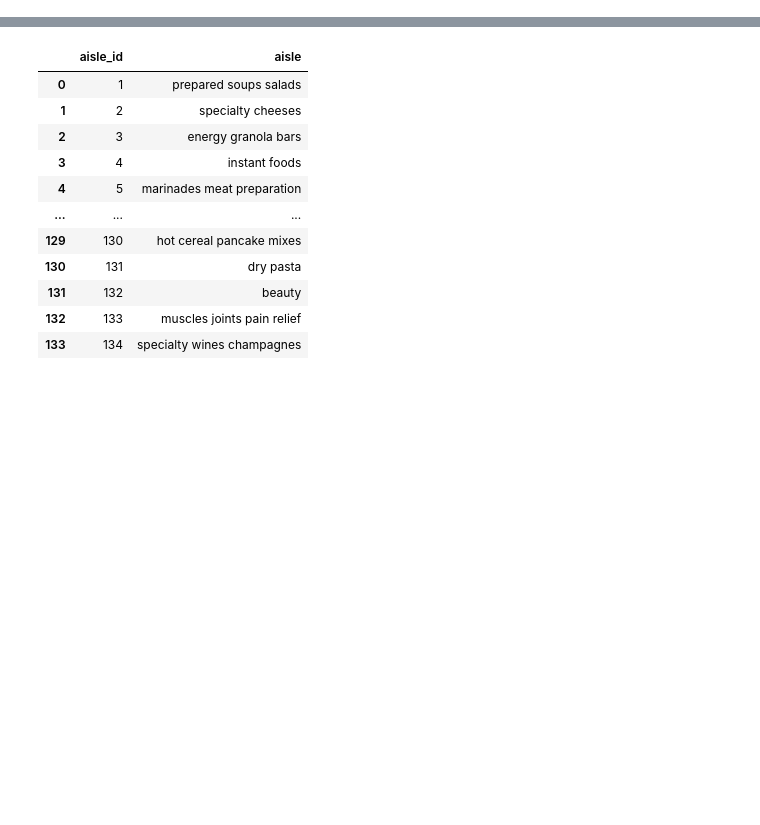
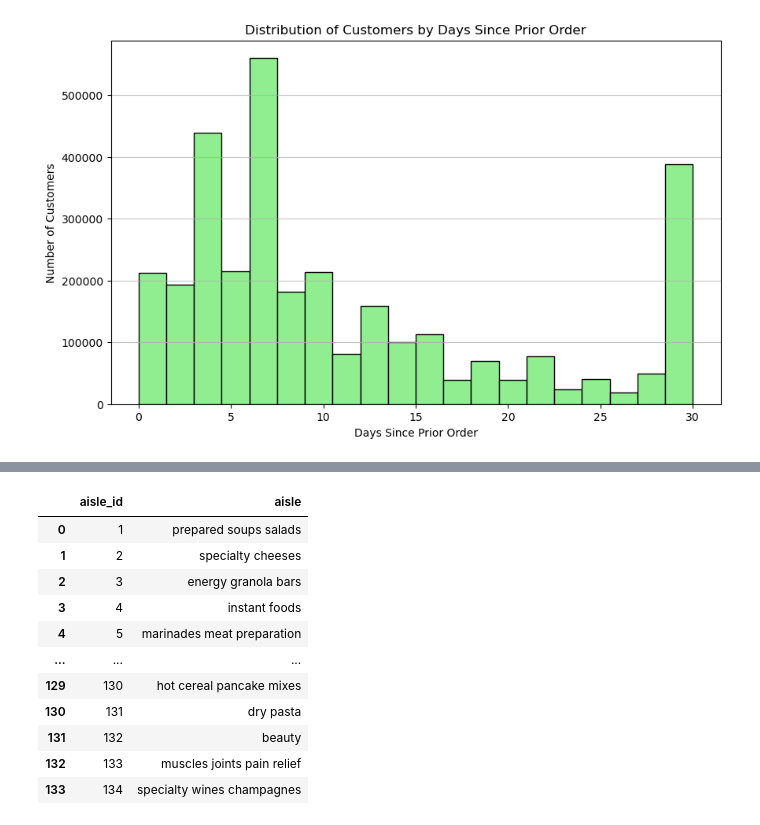
Before and after one commit to mirajkarsneha/instacart-market-basket-analysis, a Jupyter notebook: EDA.ipynb, the cells around one changed output, grey strips where cells are left out. Drawn from its saved outputs; the diff is of its cells as text; code cells hidden in the pictures; blank space fills up the shorter version.

Commit message:
Add plots

```diff
--- a/EDA.ipynb
+++ b/EDA.ipynb
@@ -10,3 +10,19 @@ order_products_prior = pd.read_csv("/Users/rishikeshdhokare/Documents/Ironhack/F
 departments = pd.read_csv("/Users/rishikeshdhokare/Documents/Ironhack/FinalProject/datafiles/departments.csv")
 aisles = pd.read_csv("/Users/rishikeshdhokare/Documents/Ironhack/FinalProject/datafiles/aisles.csv")
 orders = pd.read_csv("/Users/rishikeshdhokare/Documents/Ironhack/FinalProject/datafiles/orders.csv")
+# %%
+orders = pd.read_csv("/Users/rishikeshdhokare/Documents/Ironhack/FinalProject/datafiles/orders.csv")
+orders = orders['days_since_prior_order']
+
+# Plot histogram for the distribution of 'days_since_prior_order'
+plt.figure(figsize=(10, 6))
+plt.hist(orders, bins=20, color='lightgreen', edgecolor='black')
+plt.title("Distribution of Customers by Days Since Prior Order")
+plt.xlabel("Days Since Prior Order")
+plt.ylabel("Number of Customers")
+plt.grid(axis='y', alpha=0.75)
+
+# Display the plot
+plt.show()
+# %% [output]
+[figure, added]
```
Also changed, not shown: parts of 5 cells of this notebook, 2 other files.
